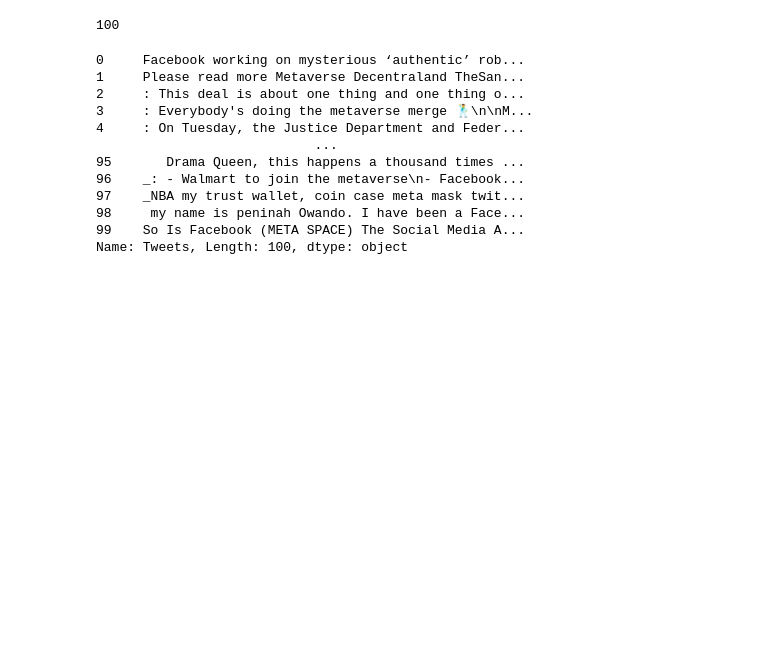
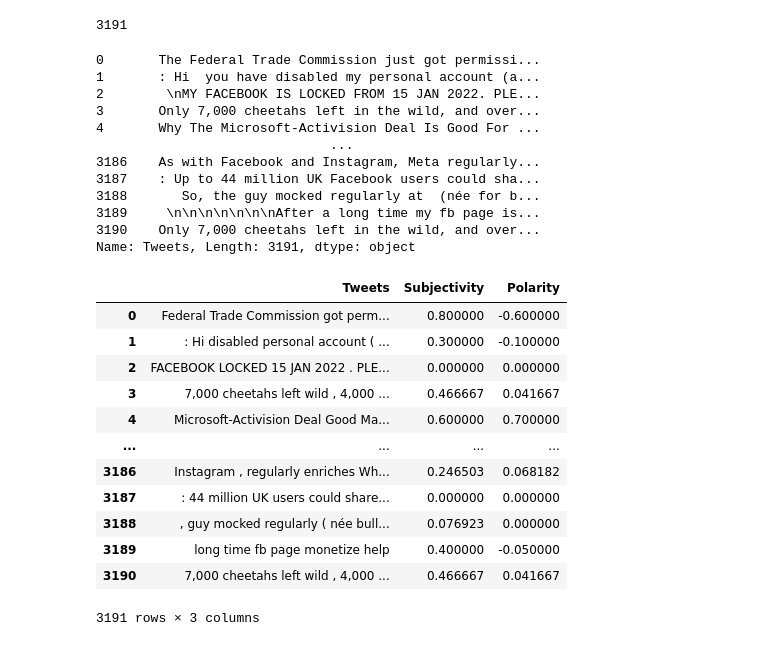
Before and after one commit to rvidxr666/Meta-Tweets, a Jupyter notebook: Twitter Sentiment Analysis.ipynb, the cells around one changed output. Saved outputs shown, nothing was run; the diff lists cells and outputs as text; code cells hidden in the pictures; blank space fills up the shorter version.

```diff
--- a/Twitter Sentiment Analysis.ipynb
+++ b/Twitter Sentiment Analysis.ipynb
@@ -42,21 +76,38 @@ def clean_text(text):
     return text
+# %%
+def more_cleaning(tweet, lst_of_words):
+    for word in lst_of_words:
+        if word in tweet:
+            tweet = tweet.replace(word, "")
+    return tweet
+# %%
+def remove_stopwords(tweet):
+    stop_words = set(stopwords.words("english"))
+    word_tokens = word_tokenize(tweet)
+    filtered_tokens = []
+
+    for word in word_tokens:
+        if word.lower() not in stop_words:
+            filtered_tokens.append(word)
+
+    return " ".join(filtered_tokens)
 # %%
-len(df)
+len(df_test)
 # %% [output]
-100
+3191
 # %%
-df["Tweets"] = df["Tweets"].apply(clean_text)
-df["Tweets"]
+df_test["Tweets"] = df_test["Tweets"].apply(clean_text)
+df_test["Tweets"]
 # %% [output]
-0     Facebook working on mysterious ‘authentic’ rob...
-1     Please read more Metaverse Decentraland TheSan...
-2     : This deal is about one thing and one thing o...
-3     : Everybody's doing the metaverse merge 🕺\n\nM...
-4     : On Tuesday, the Justice Department and Feder...
-                            ...
-95       Drama Queen, this happens a thousand times ...
-96    _: - Walmart to join the metaverse\n- Facebook...
-97    _NBA my trust wallet, coin case meta mask twit...
-98     my name is peninah Owando. I have been a Face...
-99    So Is Facebook (META SPACE) The Social Media A...
-Name: Tweets, Length: 100, dtype: object
+0       The Federal Trade Commission just got permissi...
+1       : Hi  you have disabled my personal account (a...
+2        \nMY FACEBOOK IS LOCKED FROM 15 JAN 2022. PLE...
+3       Only 7,000 cheetahs left in the wild, and over...
+4       Why The Microsoft-Activision Deal Is Good For ...
+                              ...
+3186    As with Facebook and Instagram, Meta regularly...
+3187    : Up to 44 million UK Facebook users could sha...
+3188       So, the guy mocked regularly at  (née for b...
+3189     \n\n\n\n\n\n\nAfter a long time my fb page is...
+3190    Only 7,000 cheetahs left in the wild, and over...
+Name: Tweets, Length: 3191, dtype: object
@@ -63,3 +117,19 @@ Name: Tweets, Length: 100, dtype: object
+# %%
+df_test
+# %% [output]
+|  | Tweets | Subjectivity | Polarity |
+| 0 | Federal Trade Commission got perm... | 0.800000 | -0.600000 |
+| 1 | : Hi disabled personal account ( ... | 0.300000 | -0.100000 |
+| 2 | FACEBOOK LOCKED 15 JAN 2022 . PLE... | 0.000000 | 0.000000 |
+| 3 | 7,000 cheetahs left wild , 4,000 ... | 0.466667 | 0.041667 |
+| 4 | Microsoft-Activision Deal Good Ma... | 0.600000 | 0.700000 |
+| ... | ... | ... | ... |
+| 3186 | Instagram , regularly enriches Wh... | 0.246503 | 0.068182 |
+| 3187 | : 44 million UK users could share... | 0.000000 | 0.000000 |
+| 3188 | , guy mocked regularly ( née bull... | 0.076923 | 0.000000 |
+| 3189 | long time fb page monetize help | 0.400000 | -0.050000 |
+| 3190 | 7,000 cheetahs left wild , 4,000 ... | 0.466667 | 0.041667 |
+3191 rows × 3 columns
 # %%
 def getSubjectivity(text):
     return TextBlob(text).sentiment.subjectivity
```
Also changed, not shown: parts of 22 cells of this notebook.
